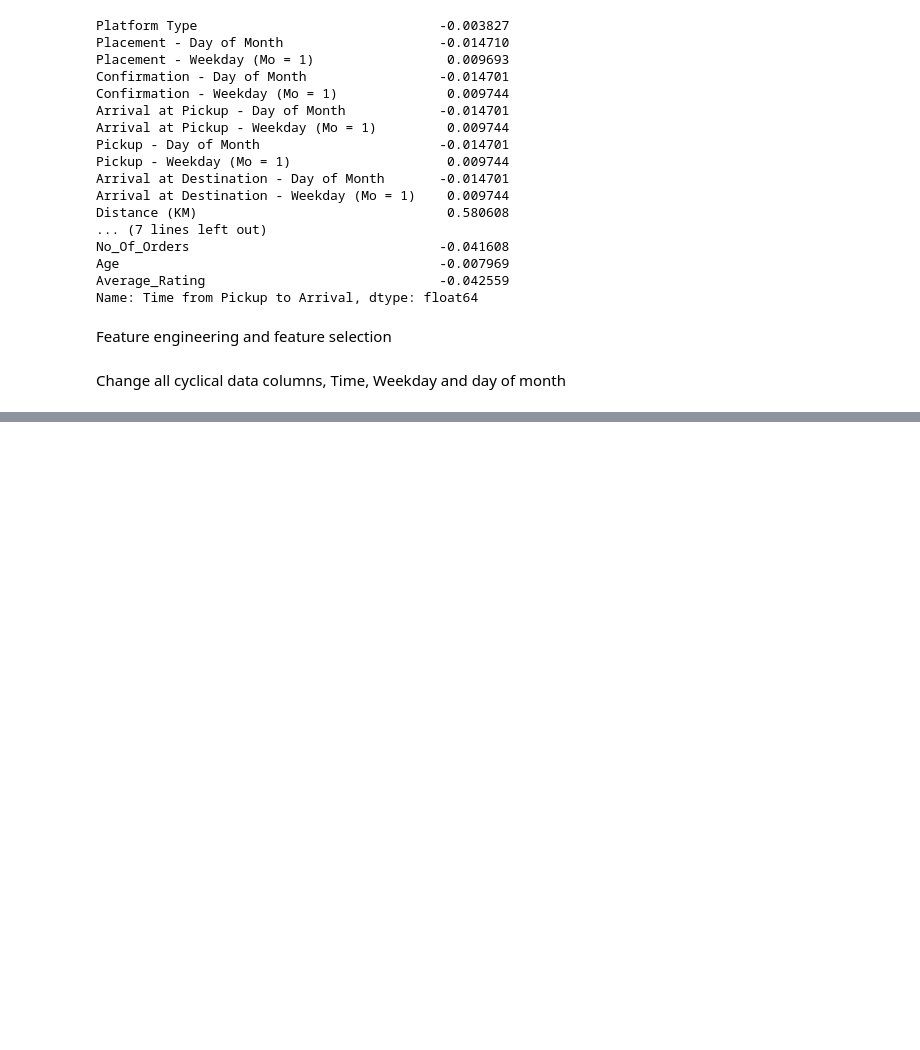
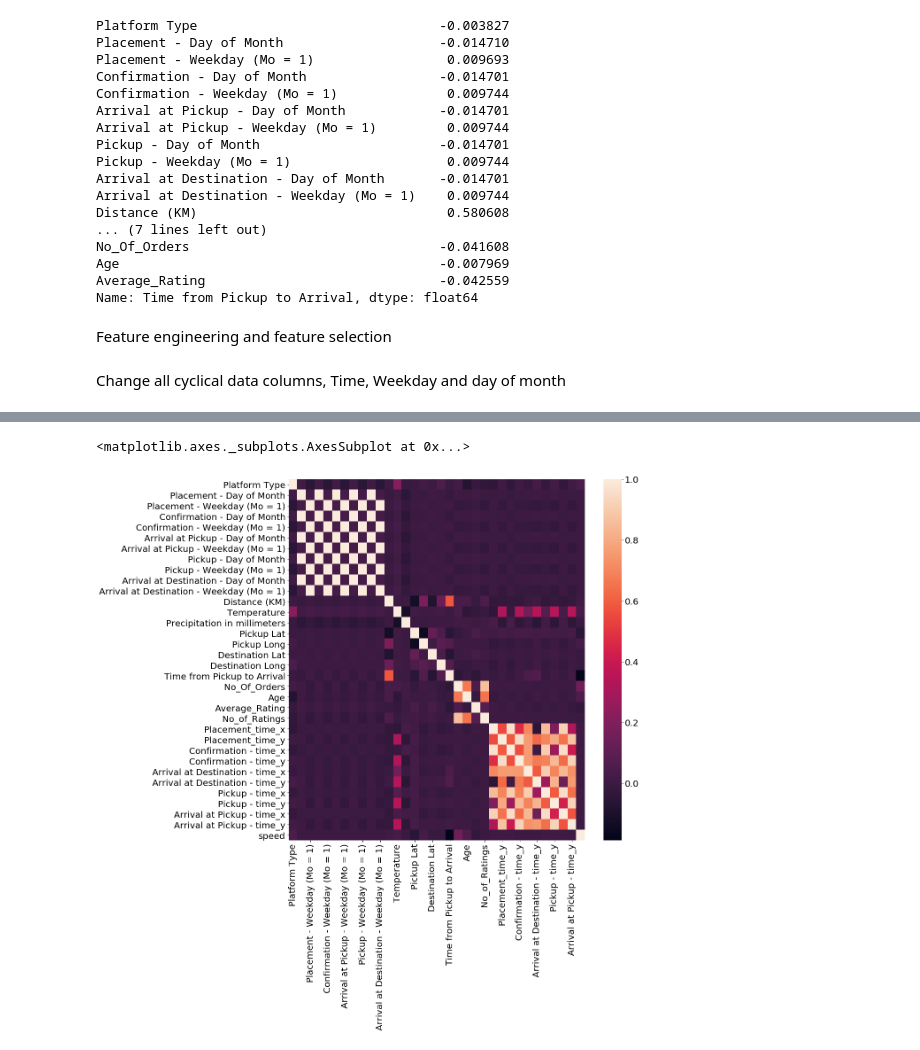
Before and after one commit to Valaska/Team_3_JHB, a Jupyter notebook: Regression_Model_Notebook.ipynb, the cells around one changed output, grey strips where cells are left out. Saved outputs shown, nothing was run; the diff lists cells and outputs as text; code cells hidden in the pictures; blank space fills up the shorter version.

```diff
--- a/Regression_Model_Notebook.ipynb
+++ b/Regression_Model_Notebook.ipynb
@@ -363,3 +363,7 @@ test_data['Pickup - time_y']=np.cos(2.*np.pi*test_data['Pickup - Time']/24.)
 # %%
 train_data.drop(['Placement - Time', 'Confirmation - Time', 'Arrival at Destination - Time', 'Pickup - Time', 'Arrival at Pickup - Time'], axis=1, inplace=True)
 test_data.drop(['Arrival at Pickup - Time', 'Placement - Time', 'Confirmation - Time', 'Pickup - Time'], axis=1, inplace=True)
+# %%
+#create feature speed
+train_data['speed'] = train_data['Distance (KM)'] / train_data['Time from Pickup to Arrival']
+train_data.head().T
@@ -365,0 +388,10 @@ test_data.drop(['Arrival at Pickup - Time', 'Placement - Time', 'Confirmation -
+# %%
+train_data.drop(['Order No', 'User Id', 'Vehicle Type', 'Rider Id'], axis = 1, inplace = True)
+test_data.drop(['Order No', 'User Id', 'Vehicle Type', 'Rider Id'], axis = 1, inplace = True)
+# %%
+#get correlated values
+plt.figure(figsize = (15,15))
+sns.heatmap(train_data.corr())
+# %% [output]
+<matplotlib.axes._subplots.AxesSubplot at 0x...>
+[figure, added]
```
Also changed, not shown: parts of 5 cells of this notebook.
